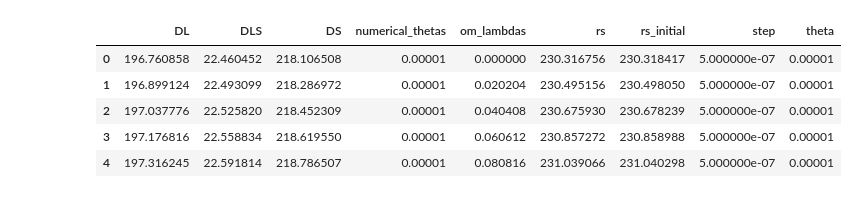
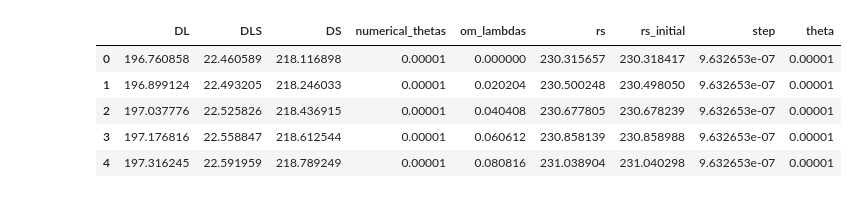
Before and after one commit to lingxz/lightbending, a Jupyter notebook: different_lambdas.ipynb, the cells around one changed output. Drawn from its saved outputs; the diff is of its cells as text; code cells hidden in the pictures.

```diff
--- a/different_lambdas.ipynb
+++ b/different_lambdas.ipynb
@@ -7,14 +7,14 @@ import scipy.integrate as spi
 plt.style.use('seaborn-white')
 %matplotlib inline
 # %%
-filename = 'data/diff_lambdas_step2.csv'
+filename = 'data/dopri5_diff_lambdas.csv'
 df = pd.read_csv(filename)
 df.head()
 # %% [output]
 |  | DL | DLS | DS | numerical_thetas | om_lambdas | rs | rs_initial | step | theta |
-| 0 | 196.760858 | 22.460452 | 218.106508 | 0.00001 | 0.000000 | 230.316756 | 230.318417 | 5.000000e-07 | 0.00001 |
-| 1 | 196.899124 | 22.493099 | 218.286972 | 0.00001 | 0.020204 | 230.495156 | 230.498050 | 5.000000e-07 | 0.00001 |
-| 2 | 197.037776 | 22.525820 | 218.452309 | 0.00001 | 0.040408 | 230.675930 | 230.678239 | 5.000000e-07 | 0.00001 |
-| 3 | 197.176816 | 22.558834 | 218.619550 | 0.00001 | 0.060612 | 230.857272 | 230.858988 | 5.000000e-07 | 0.00001 |
-| 4 | 197.316245 | 22.591814 | 218.786507 | 0.00001 | 0.080816 | 231.039066 | 231.040298 | 5.000000e-07 | 0.00001 |
+| 0 | 196.760858 | 22.460589 | 218.116898 | 0.00001 | 0.000000 | 230.315657 | 230.318417 | 9.632653e-07 | 0.00001 |
+| 1 | 196.899124 | 22.493205 | 218.246033 | 0.00001 | 0.020204 | 230.500248 | 230.498050 | 9.632653e-07 | 0.00001 |
+| 2 | 197.037776 | 22.525826 | 218.436915 | 0.00001 | 0.040408 | 230.677805 | 230.678239 | 9.632653e-07 | 0.00001 |
+| 3 | 197.176816 | 22.558847 | 218.612544 | 0.00001 | 0.060612 | 230.858139 | 230.858988 | 9.632653e-07 | 0.00001 |
+| 4 | 197.316245 | 22.591959 | 218.789249 | 0.00001 | 0.080816 | 231.038904 | 231.040298 | 9.632653e-07 | 0.00001 |
 # %%
```
Also changed, not shown: parts of 6 cells of this notebook, 21 other files.
